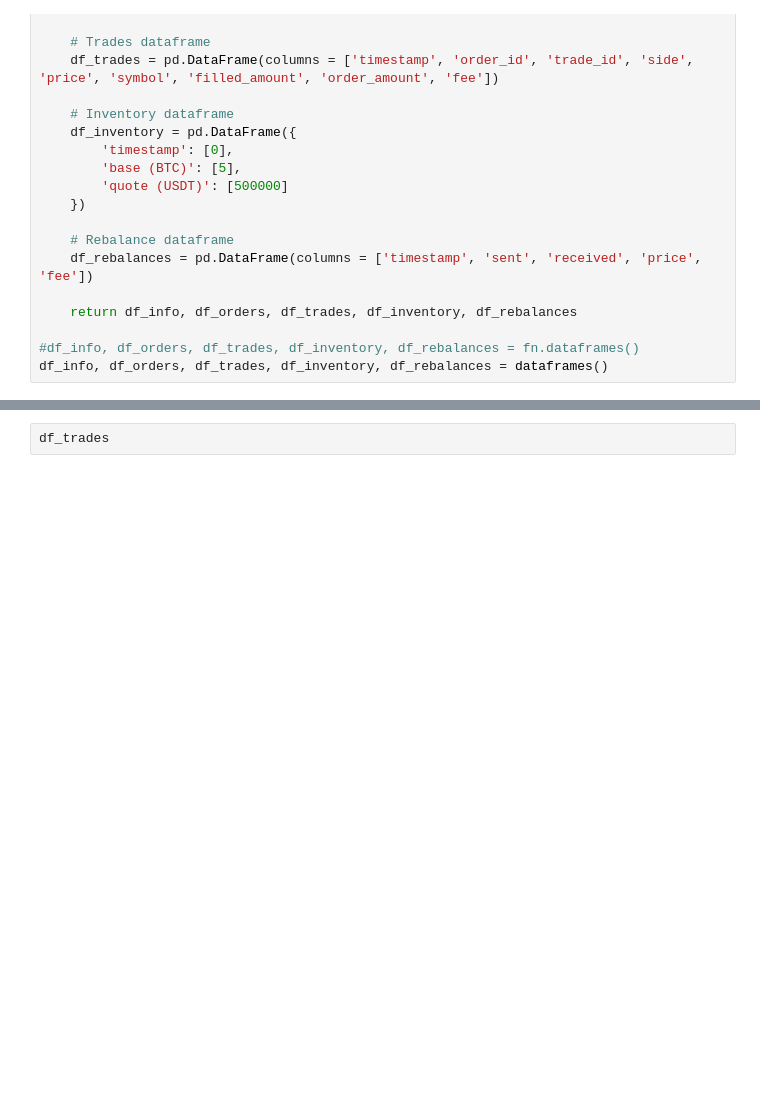
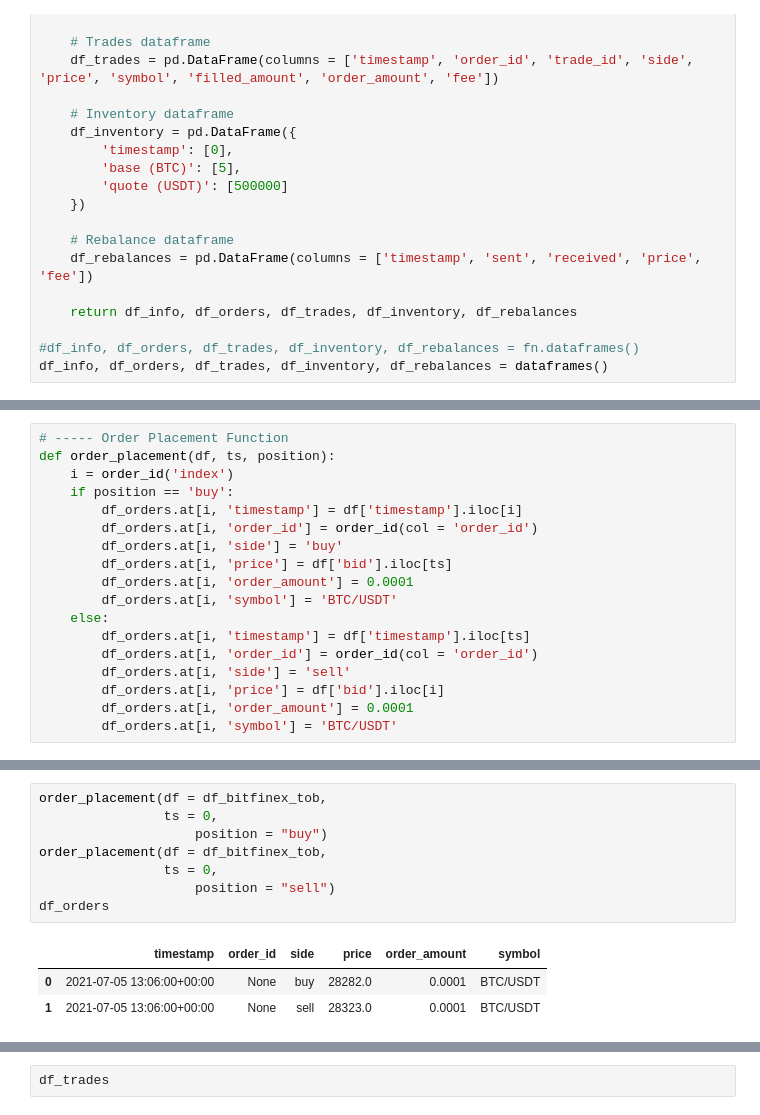
Before and after one commit to waldensanchez/Market-Making-Bot-Sample, a Jupyter notebook: Progress.ipynb, the cells around one changed output, grey strips where cells are left out. Cells and saved outputs as stored; diff of their text form; blank space fills up the shorter version.

```diff
--- a/Progress.ipynb
+++ b/Progress.ipynb
@@ -164,0 +90,18 @@ df_orders
+# %%
+# ----- Order Placement Function
+def order_placement(df, ts, position):
+    i = order_id('index')
+    if position == 'buy':
+        df_orders.at[i, 'timestamp'] = df['timestamp'].iloc[i]
+        df_orders.at[i, 'order_id'] = order_id(col = 'order_id')
+        df_orders.at[i, 'side'] = 'buy'
+        df_orders.at[i, 'price'] = df['bid'].iloc[ts]
+        df_orders.at[i, 'order_amount'] = 0.0001
+        df_orders.at[i, 'symbol'] = 'BTC/USDT'
+    else:
+        df_orders.at[i, 'timestamp'] = df['timestamp'].iloc[ts]
+        df_orders.at[i, 'order_id'] = order_id(col = 'order_id')
+        df_orders.at[i, 'side'] = 'sell'
+        df_orders.at[i, 'price'] = df['bid'].iloc[i]
+        df_orders.at[i, 'order_amount'] = 0.0001
+        df_orders.at[i, 'symbol'] = 'BTC/USDT'
@@ -164,0 +148,12 @@ df_orders
+# %%
+order_placement(df = df_bitfinex_tob,
+                ts = 0,
+                    position = "buy")
+order_placement(df = df_bitfinex_tob,
+                ts = 0,
+                    position = "sell")
+df_orders
+# %% [output]
+|  | timestamp | order_id | side | price | order_amount | symbol |
+| 0 | 2021-07-05 13:06:00+00:00 | None | buy | 28282.0 | 0.0001 | BTC/USDT |
+| 1 | 2021-07-05 13:06:00+00:00 | None | sell | 28323.0 | 0.0001 | BTC/USDT |
```
Also changed, not shown: parts of 13 cells of this notebook.
